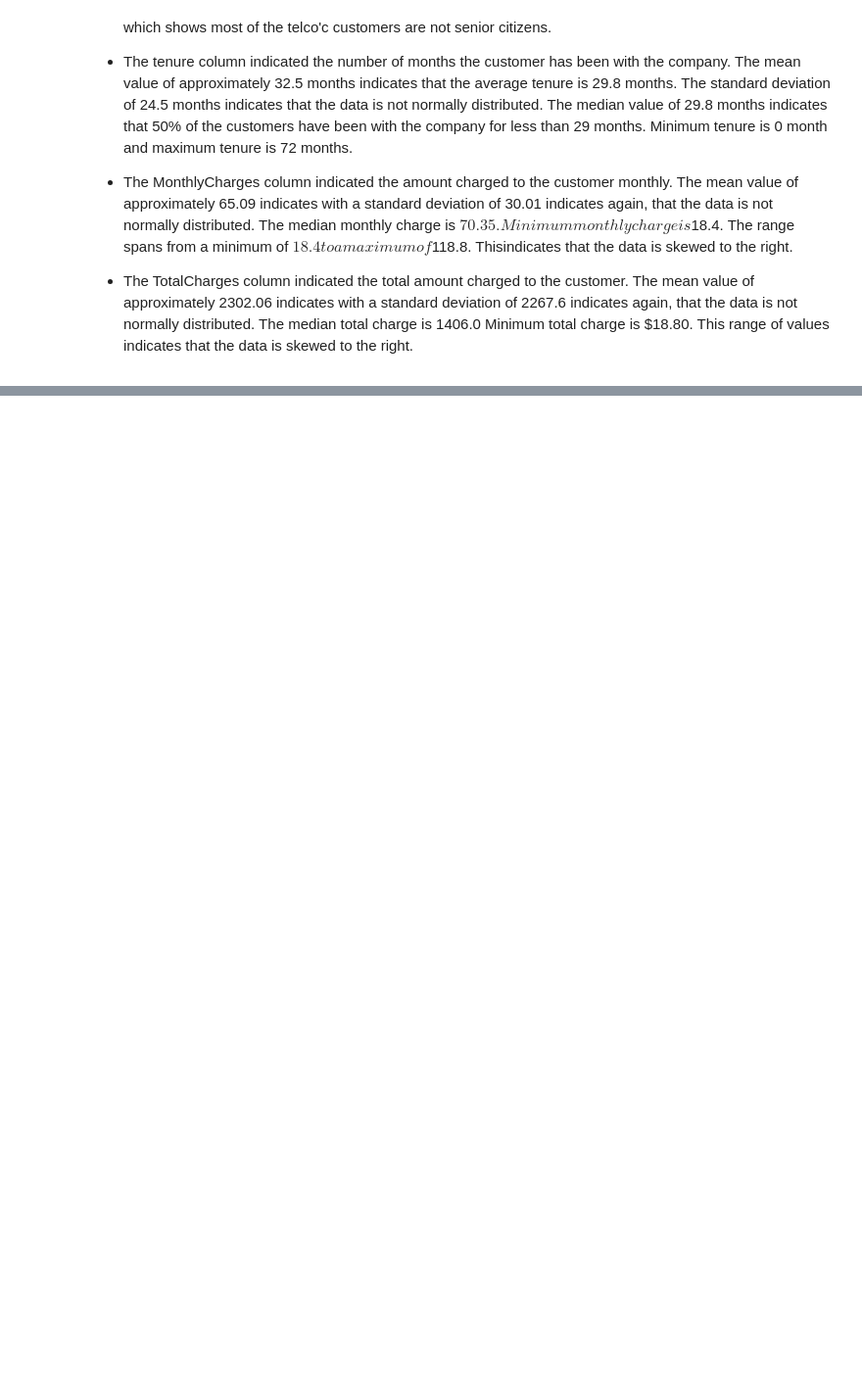
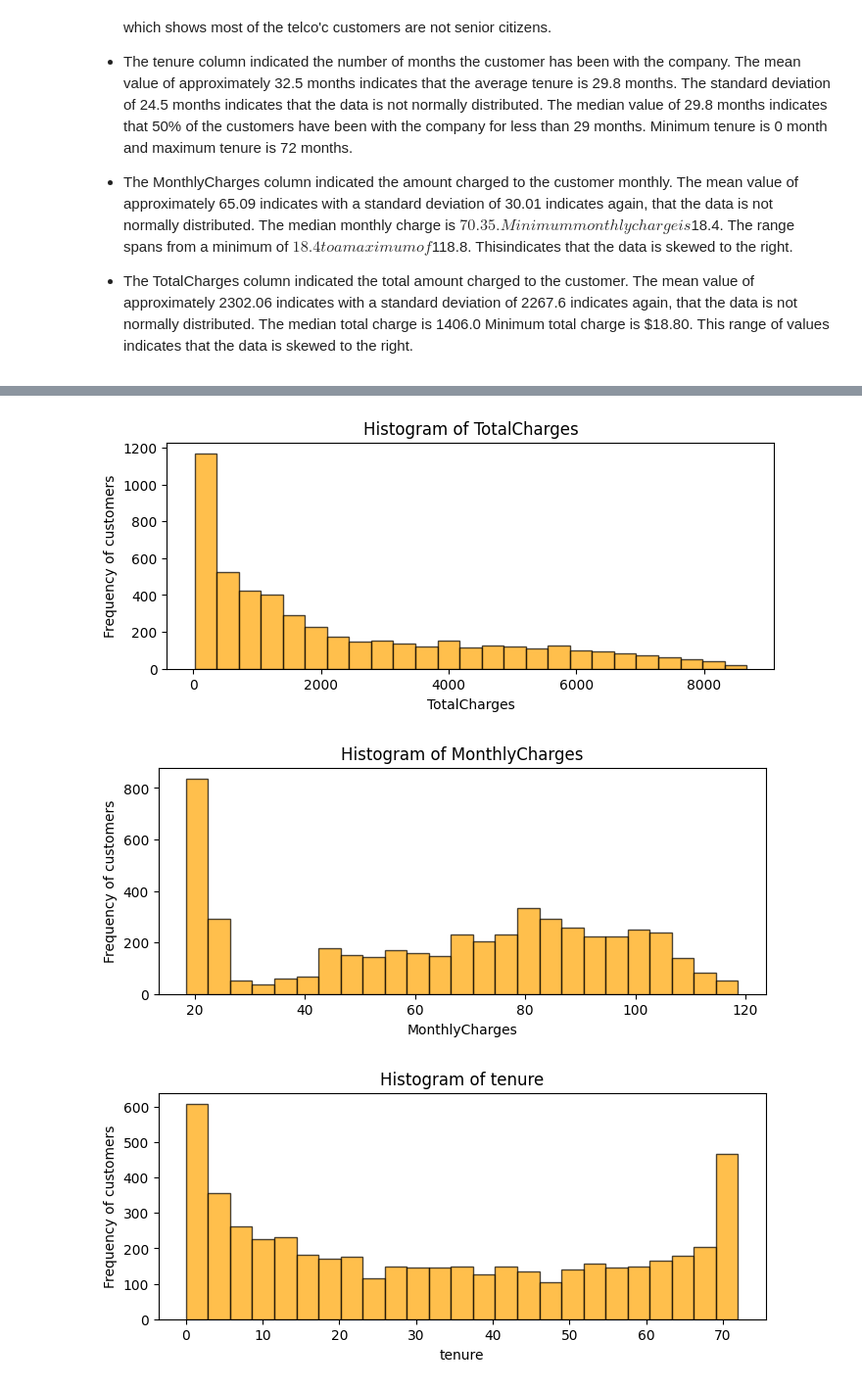
Before and after one commit to FUNMS/Customer-Churn-Analysis, a Jupyter notebook: notebooks/main.ipynb, the cells around one changed output, grey strips where cells are left out. Shown at 98% size. Saved outputs shown, nothing was run; the diff lists cells and outputs as text; code cells hidden in the pictures; blank space fills up the shorter version.

```diff
--- a/notebooks/main.ipynb
+++ b/notebooks/main.ipynb
@@ -563,0 +596,17 @@ train_data.describe(include='object').T
+# %%
+# List of numerical columns to plot histograms for
+numerical_columns = ['TotalCharges', 'MonthlyCharges', 'tenure']
+
+# Plot histograms for each numerical column
+for column in numerical_columns:
+    plt.figure(figsize=(8, 3))
+    plt.hist(train_data[column], bins=25, edgecolor='black', alpha=0.7, color='orange')  # Changed color to orange
+    plt.title(f'Histogram of {column}')
+    plt.xlabel(f'{column}')
+    plt.ylabel('Frequency of customers')
+    plt.grid(False)  # Removed grid lines
+    plt.show()
+# %% [output]
+[figure, added]
+[figure, added]
+[figure, added]
```
Also changed, not shown: parts of 12 cells of this notebook.
